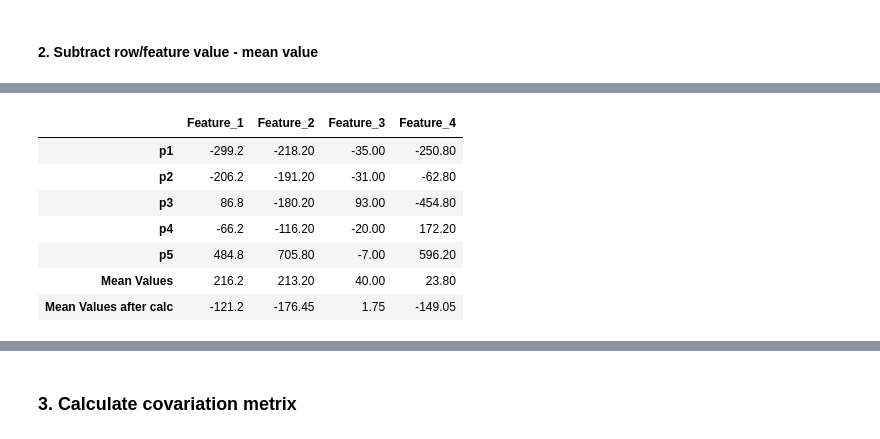
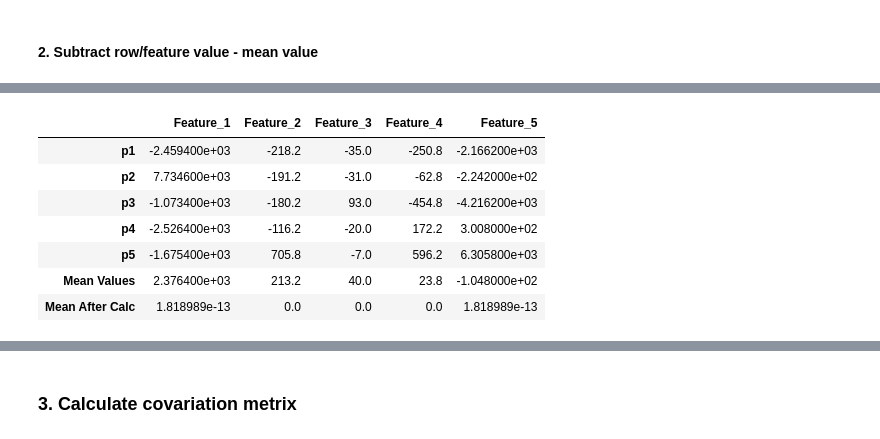
Before and after one commit to plamensve/Principal-Component-Analysis-from-Scratch, a Jupyter notebook: notebooks/math_behing_the_algo.ipynb, the cells around one changed output, grey strips where cells are left out. Saved outputs shown, nothing was run; the diff lists cells and outputs as text; code cells hidden in the pictures.

```diff
--- a/notebooks/math_behing_the_algo.ipynb
+++ b/notebooks/math_behing_the_algo.ipynb
@@ -8,10 +8,11 @@ import matplotlib.pyplot as plt
 import numpy as np
 # %%
 data = pd.DataFrame({
-    'Feature_1': [-83, 10, 303, 150, 701],
+    'Feature_1': [-83, 10111, 1303, -150, 701],
     'Feature_2': [-5, 22, 33, 97, 919],
     'Feature_3': [5, 9, 133, 20, 33],
     'Feature_4': [-227, -39, -431, 196, 620],
+    'Feature_5': [-2271, -329, -4321, 196, 6201],
 }, index=['p1', 'p2', 'p3', 'p4', 'p5'])
 
 data
@@ -31,4 +38,5 @@ data
 # %%
 data.loc['Mean Values'] = data.mean()
-data
+data_mean = data.copy()
+data_mean
 # %% [output]
@@ -57,12 +77,13 @@ data
 # %%
-data.loc['Mean Values after calc'] = data.iloc[:-2].mean()
-data
+data_mean.iloc[:-1] = data_mean.iloc[:-1] - data_mean.loc['Mean Values']
+data_mean.loc['Mean After Calc'] = data_mean.iloc[:-1].mean()
+data_mean
 # %% [output]
-|  | Feature_1 | Feature_2 | Feature_3 | Feature_4 |
-| p1 | -299.2 | -218.20 | -35.00 | -250.80 |
-| p2 | -206.2 | -191.20 | -31.00 | -62.80 |
-| p3 | 86.8 | -180.20 | 93.00 | -454.80 |
-| p4 | -66.2 | -116.20 | -20.00 | 172.20 |
-| p5 | 484.8 | 705.80 | -7.00 | 596.20 |
-| Mean Values | 216.2 | 213.20 | 40.00 | 23.80 |
-| Mean Values after calc | -121.2 | -176.45 | 1.75 | -149.05 |
+|  | Feature_1 | Feature_2 | Feature_3 | Feature_4 | Feature_5 |
+| p1 | -2.459400e+03 | -218.2 | -35.0 | -250.8 | -2.166200e+03 |
+| p2 | 7.734600e+03 | -191.2 | -31.0 | -62.8 | -2.242000e+02 |
+| p3 | -1.073400e+03 | -180.2 | 93.0 | -454.8 | -4.216200e+03 |
+| p4 | -2.526400e+03 | -116.2 | -20.0 | 172.2 | 3.008000e+02 |
+| p5 | -1.675400e+03 | 705.8 | -7.0 | 596.2 | 6.305800e+03 |
+| Mean Values | 2.376400e+03 | 213.2 | 40.0 | 23.8 | -1.048000e+02 |
+| Mean After Calc | 1.818989e-13 | 0.0 | 0.0 | 0.0 | 1.818989e-13 |
```
Also changed, not shown: parts of 24 cells of this notebook.
